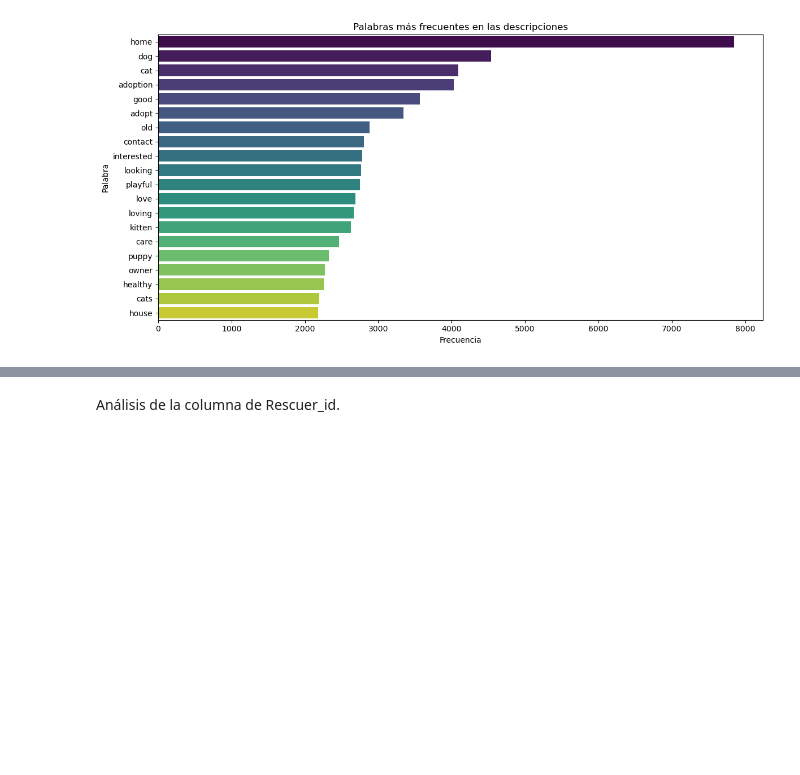
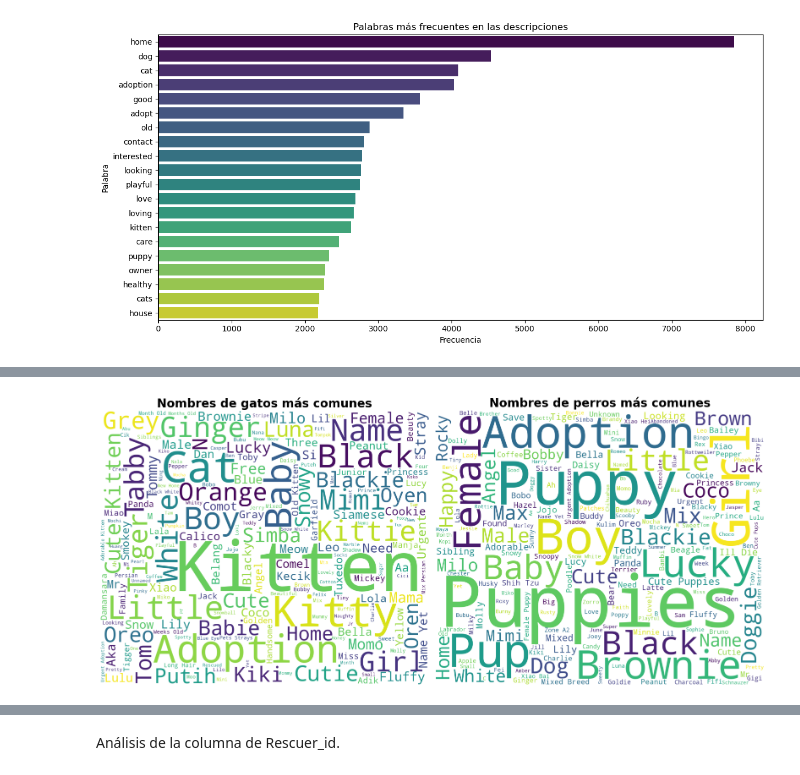
Before and after one commit to AdrianDVnqn/UA_MDM_Labo2_Grupo12, a Jupyter notebook: notebooks/EDA.ipynb, the cells around one changed output, grey strips where cells are left out. Drawn from its saved outputs; the diff is of its cells as text; code cells hidden in the pictures; blank space fills up the shorter version.

```diff
--- a/notebooks/EDA.ipynb
+++ b/notebooks/EDA.ipynb
@@ -225,0 +285,32 @@ plt.show()
+# %%
+import matplotlib.pyplot as plt
+from wordcloud import WordCloud
+
+fig, axes = plt.subplots(1, 2, figsize=(16, 12))
+
+# Wordcloud para gatos
+text_cat = ' '.join(dataset.loc[dataset['Type'] == 2, 'Nombres_limpios'].fillna('').str.title().values)
+wordcloud_cat = WordCloud(max_font_size=None, background_color='white',
+                          width=1200, height=1000).generate(text_cat)
+
+axes[0].imshow(wordcloud_cat)
+axes[0].set_title('Nombres de gatos más comunes', fontsize=20, fontweight='bold')
+axes[0].axis('off')  # Quita ejes
+for spine in axes[0].spines.values():
+    spine.set_visible(False)  # Quita marco
+
+# Wordcloud para perros
+text_dog = ' '.join(dataset.loc[dataset['Type'] == 1, 'Nombres_limpios'].fillna('').str.title().values)
+wordcloud_dog = WordCloud(max_font_size=None, background_color='white',
+                          width=1200, height=1000).generate(text_dog)
+
+axes[1].imshow(wordcloud_dog)
+axes[1].set_title('Nombres de perros más comunes', fontsize=20, fontweight='bold')
+axes[1].axis('off')  # Quita ejes
+for spine in axes[1].spines.values():
+    spine.set_visible(False)  # Quita marco
+
+plt.tight_layout()
+plt.show()
+# %% [output]
+[figure, added]
```
Also changed, not shown: parts of 13 cells of this notebook.
